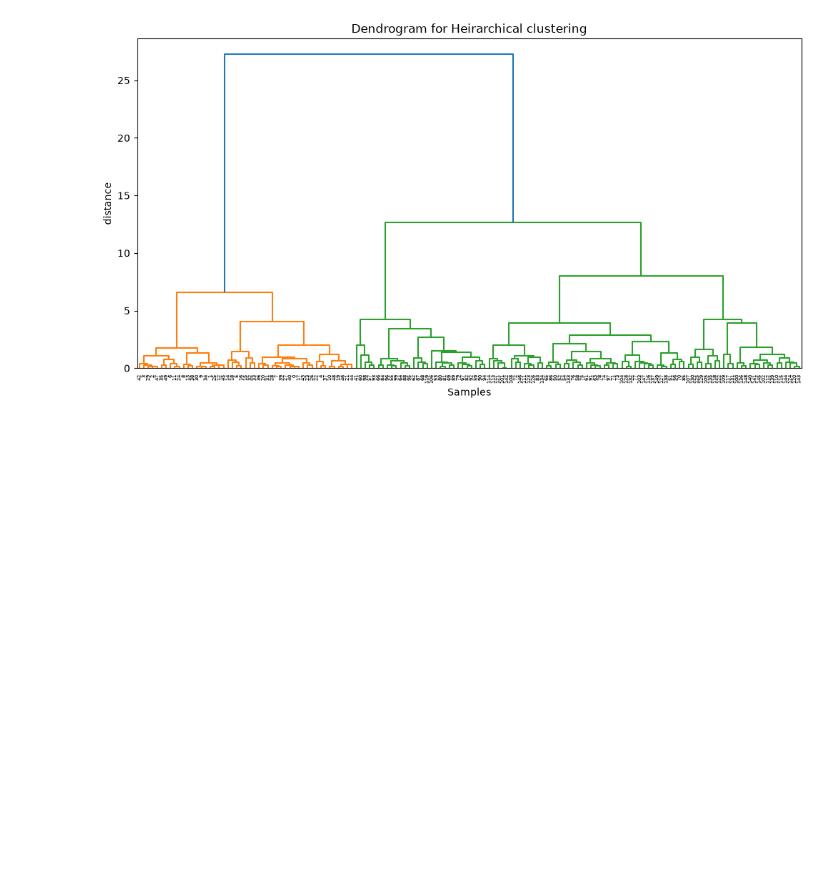
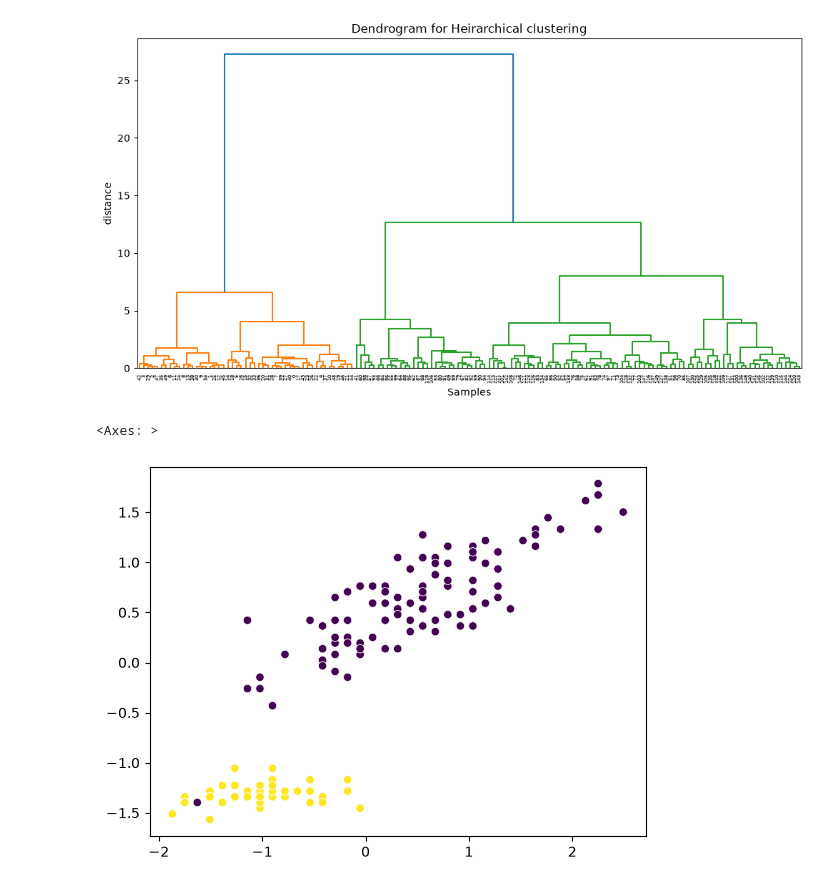
Before and after one commit to ravihw7/ML-Algorithms, a Jupyter notebook: 10-Clustering/10.2-Heirarchical_Clustering/heirarchical_clustering.ipynb, the cells around one changed output. Cells and saved outputs as stored; diff of their text form; code cells hidden in the pictures; blank space fills up the shorter version.

Commit message:
Implemented Agglomerative Clustering

```diff
--- a/10-Clustering/10.2-Heirarchical_Clustering/heirarchical_clustering.ipynb
+++ b/10-Clustering/10.2-Heirarchical_Clustering/heirarchical_clustering.ipynb
@@ -33,3 +33,14 @@ plt.title("Dendrogram for Heirarchical clustering")
 # %% [output]
 Text(0.5, 1.0, 'Dendrogram for Heirarchical clustering')
 [figure]
+# %%
+# Agglomerative Clustering
+from sklearn.cluster import AgglomerativeClustering
+
+agg= AgglomerativeClustering(n_clusters=2)
+labels =agg.fit_predict(X_scaled)
+# %%
+sns.scatterplot(x=X_scaled[:,0], y=X_scaled[:,2], c=labels)
+# %% [output]
+<Axes: >
+[figure, added]
```
